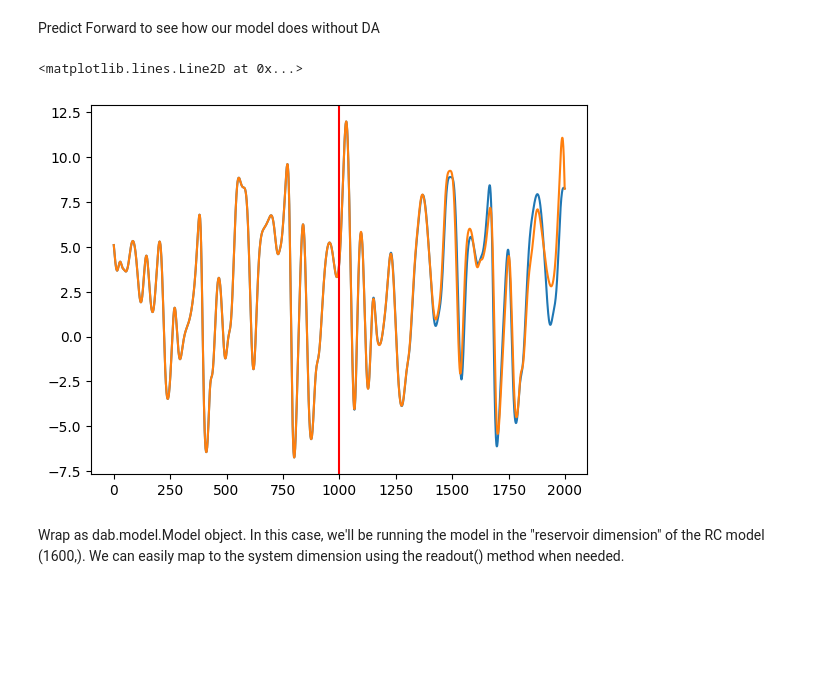
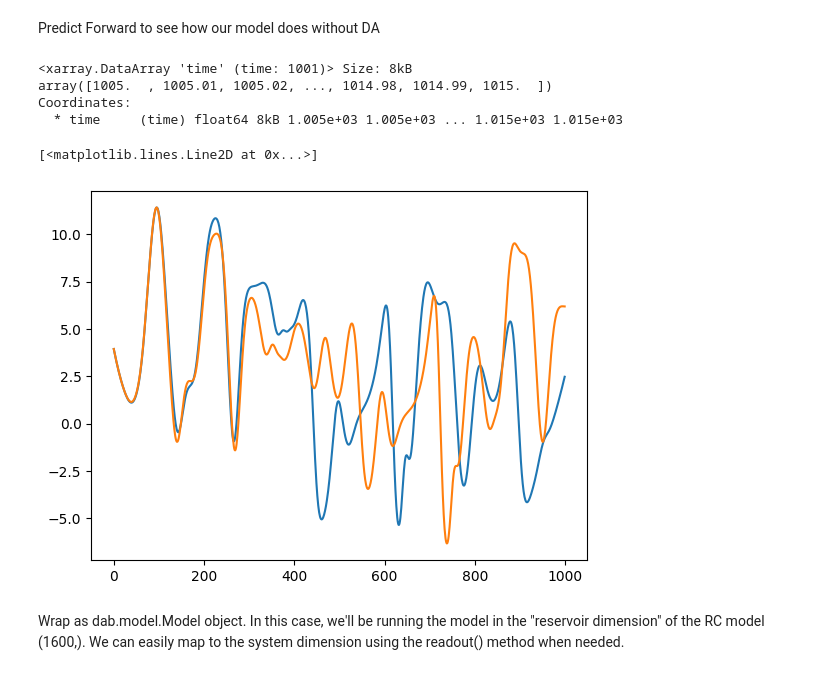
Before and after one commit to StevePny/DataAssimBench-Examples, a Jupyter notebook: examples/da_cycler/3-ETKF-Lorenz96-ReservoirComputing.ipynb, the cells around one changed output. Cells and saved outputs as stored; diff of their text form; code cells hidden in the pictures; blank space fills up the shorter version.

```diff
--- a/examples/da_cycler/3-ETKF-Lorenz96-ReservoirComputing.ipynb
+++ b/examples/da_cycler/3-ETKF-Lorenz96-ReservoirComputing.ipynb
@@ -25,6 +29,9 @@ nature_run.generate(n_steps=(train_size + transient_size + test_size))
 # %%
-# Split into train/transient/test
-nr_train, nr_transient, nr_test = nature_run.split_train_valid_test(train_size, transient_size, test_size)
+# # Split into train/transient/test
+# nr_train, nr_transient, nr_test = nature_run.split_train_valid_test(train_size, transient_size, test_size)
+nr_train, nr_transient, nr_test = (nature_run.isel(time=slice(0,train_size)),
+                                   nature_run.isel(time=slice(train_size,train_size+transient_size)),
+                                   nature_run.isel(time=slice(train_size+transient_size,train_size+transient_size+test_size)))
 # %% [markdown]
 ## B. Generate observations: Only on test set
 # %%
@@ -59,7 +66,7 @@ forecast_model = dab.model.RCModel(system_dim=6,
                 log_beta=-18.41)
 # %%
 # Checks for presaved weights. If not present, trains RC model and saves weights
-weights_path = './l96_rc_weights_6d.pkl'
+weights_path = './l96_rc_weights_6d_v7.pkl'
 
 if os.path.isfile(weights_path):
     # Shortcut: Load previously trained weights
@@ -73,15 +80,26 @@ else:
 # %% [markdown]
 Predict Forward to see how our model does without DA
 # %%
-forecast_model.generate(nr_test.values, save_states=True)
-out_obj = forecast_model.predict(nr_test, delta_t = 0.01, n_steps = 1000, initial_index=1000, spinup_steps=1000)
+# First we'll "spin-up" the reservoir state using the first 1000 timesteps of the test set
+res_state_vec = forecast_model.generate(nr_test.isel(time=slice(0,1001)))
+# %%
+res_state_vec['time']
+# %% [output]
+<xarray.DataArray 'time' (time: 1001)> Size: 8kB
+array([1005.  , 1005.01, 1005.02, ..., 1014.98, 1014.99, 1015.  ])
+Coordinates:
+  * time     (time) float64 8kB 1.005e+03 1.005e+03 ... 1.015e+03 1.015e+03
+# %%
+# Now we'll run a prediction on the next 1000 timesteps
+carry, baseline_pred = forecast_model.forecast(res_state_vec.isel(time=-1), n_steps=1001)
+# Finally we apply the readout() method to go from reservoir to system space
+out_values = forecast_model.readout(baseline_pred['r'].data)
 # %%
-plt.plot(nr_test.values[:, 0])
-plt.plot(out_obj.values[:, 0])
-plt.axvline(1000, color='red')
+plt.plot(nr_test['x'][1000:, 0])
+plt.plot(out_values[:, 0])
 # %% [output]
-<matplotlib.lines.Line2D at 0x...>
+[<matplotlib.lines.Line2D at 0x...>]
-[figure, old version]
+[figure, new version]
 # %% [markdown]
 Wrap as dab.model.Model object. In this case, we'll be running the model in the "reservoir dimension" of the RC model (1600,). We can easily map to the system dimension using the readout() method when needed.
 # %% [markdown]
```
Also changed, not shown: parts of 20 cells of this notebook, 1 other file.
